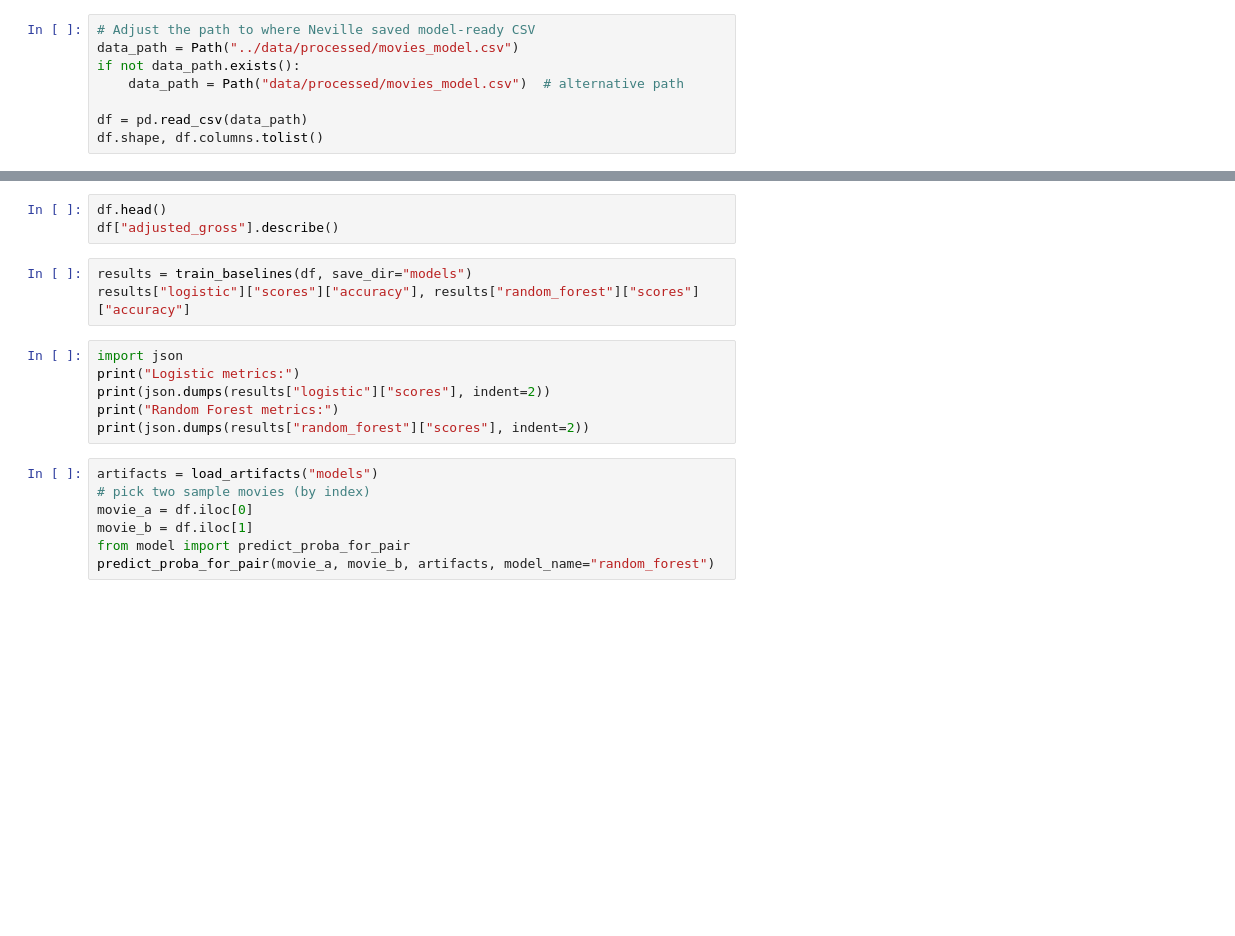
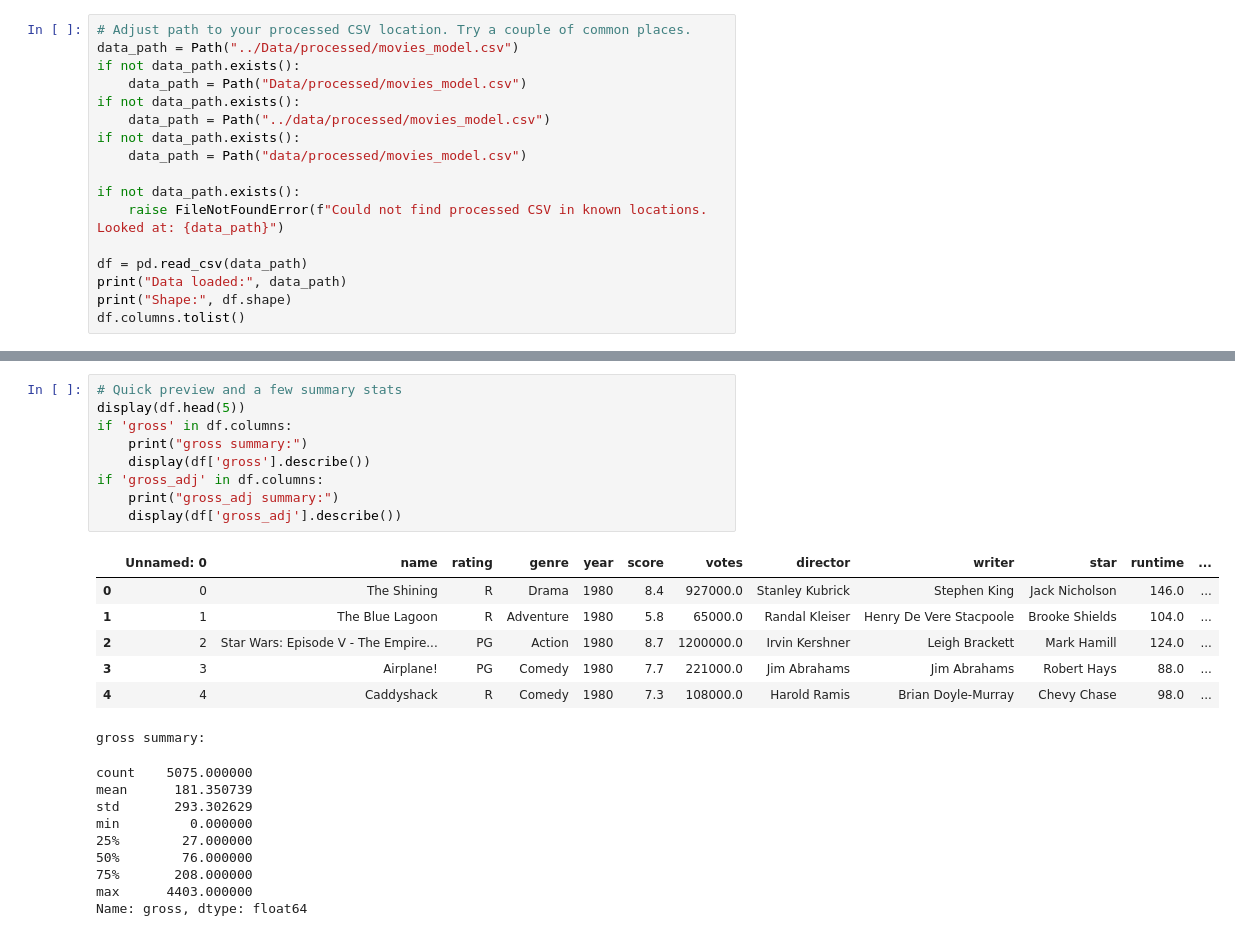
Before and after one commit to Shyam136/Group-1_Intro-to-DS-Programming, a Jupyter notebook: notebooks/model_baseline.ipynb, the cells around one changed output, grey strips where cells are left out. Saved outputs shown, nothing was run; the diff lists cells and outputs as text; blank space fills up the shorter version.

```diff
--- a/notebooks/model_baseline.ipynb
+++ b/notebooks/model_baseline.ipynb
@@ -8,8 +21,17 @@ ModuleNotFoundError: No module named 'model'
 # %%
-# Adjust the path to where Neville saved model-ready CSV
-data_path = Path("../data/processed/movies_model.csv")
+# Adjust path to your processed CSV location. Try a couple of common places.
+data_path = Path("../Data/processed/movies_model.csv")
 if not data_path.exists():
-    data_path = Path("data/processed/movies_model.csv")  # alternative path
+    data_path = Path("Data/processed/movies_model.csv")
+if not data_path.exists():
+    data_path = Path("../data/processed/movies_model.csv")
+if not data_path.exists():
+    data_path = Path("data/processed/movies_model.csv")
+
+if not data_path.exists():
+    raise FileNotFoundError(f"Could not find processed CSV in known locations. Looked at: {data_path}")
 
 df = pd.read_csv(data_path)
-df.shape, df.columns.tolist()
+print("Data loaded:", data_path)
+print("Shape:", df.shape)
+df.columns.tolist()
@@ -16,19 +56,26 @@ df.shape, df.columns.tolist()
-# %%
-df.head()
-df["adjusted_gross"].describe()
-# %%
-results = train_baselines(df, save_dir="models")
-results["logistic"]["scores"]["accuracy"], results["random_forest"]["scores"]["accuracy"]
-# %%
-import json
-print("Logistic metrics:")
-print(json.dumps(results["logistic"]["scores"], indent=2))
-print("Random Forest metrics:")
-print(json.dumps(results["random_forest"]["scores"], indent=2))
-# %%
-artifacts = load_artifacts("models")
-# pick two sample movies (by index)
-movie_a = df.iloc[0]
-movie_b = df.iloc[1]
-from model import predict_proba_for_pair
-predict_proba_for_pair(movie_a, movie_b, artifacts, model_name="random_forest")
+# %%
+# Quick preview and a few summary stats
+display(df.head(5))
+if 'gross' in df.columns:
+    print("gross summary:")
+    display(df['gross'].describe())
+if 'gross_adj' in df.columns:
+    print("gross_adj summary:")
+    display(df['gross_adj'].describe())
+# %% [output]
+|  | Unnamed: 0 | name | rating | genre | year | score | votes | director | writer | star | runtime | ... |
+| 0 | 0 | The Shining | R | Drama | 1980 | 8.4 | 927000.0 | Stanley Kubrick | Stephen King | Jack Nicholson | 146.0 | ... |
+| 1 | 1 | The Blue Lagoon | R | Adventure | 1980 | 5.8 | 65000.0 | Randal Kleiser | Henry De Vere Stacpoole | Brooke Shields | 104.0 | ... |
+| 2 | 2 | Star Wars: Episode V - The Empire... | PG | Action | 1980 | 8.7 | 1200000.0 | Irvin Kershner | Leigh Brackett | Mark Hamill | 124.0 | ... |
+| 3 | 3 | Airplane! | PG | Comedy | 1980 | 7.7 | 221000.0 | Jim Abrahams | Jim Abrahams | Robert Hays | 88.0 | ... |
+| 4 | 4 | Caddyshack | R | Comedy | 1980 | 7.3 | 108000.0 | Harold Ramis | Brian Doyle-Murray | Chevy Chase | 98.0 | ... |
+gross summary:
+count    5075.000000
+mean      181.350739
+std       293.302629
+min         0.000000
+25%        27.000000
+50%        76.000000
+75%       208.000000
+max      4403.000000
+Name: gross, dtype: float64
```
Also changed, not shown: parts of 10 cells of this notebook, 1 other file.
